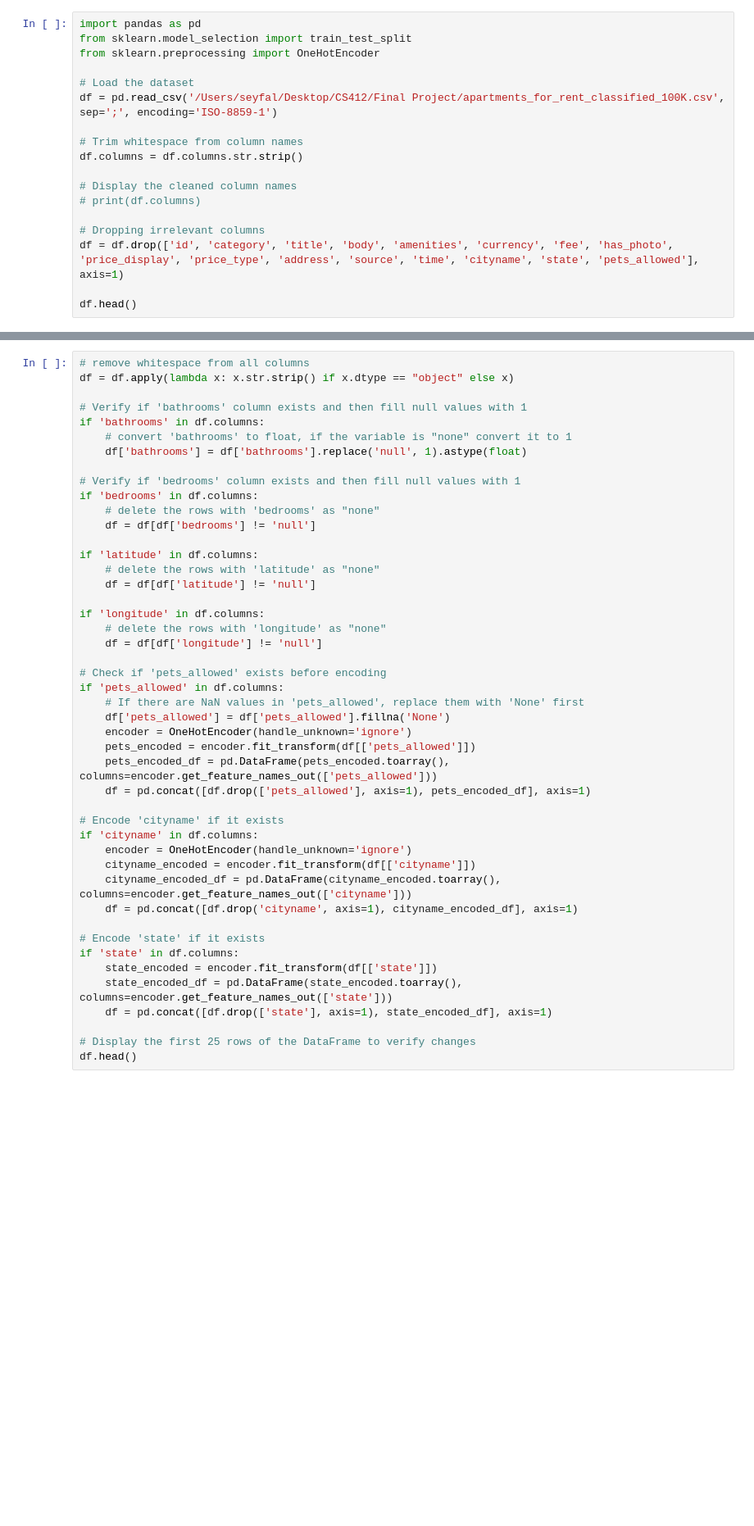
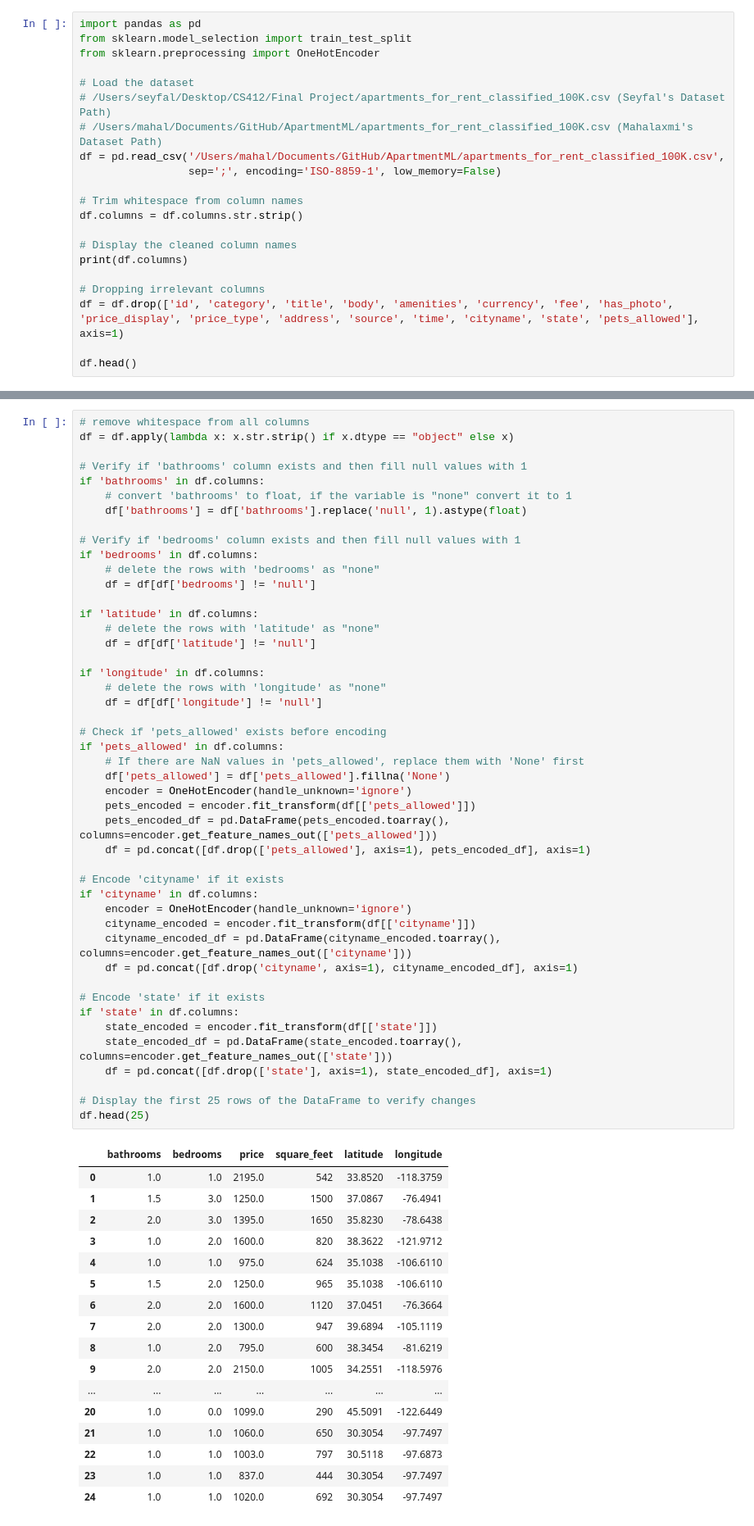
Before and after one commit to seyfal/ApartmentML, a Jupyter notebook: main.ipynb, the cells around one changed output, grey strips where cells are left out. Shown at 82% size. Drawn from its saved outputs; the diff is of its cells as text; blank space fills up the shorter version.

```diff
--- a/main.ipynb
+++ b/main.ipynb
@@ -4,13 +4,16 @@ from sklearn.model_selection import train_test_split
 from sklearn.preprocessing import OneHotEncoder
 
 # Load the dataset
-df = pd.read_csv('/Users/seyfal/Desktop/CS412/Final Project/apartments_for_rent_classified_100K.csv',  sep=';', encoding='ISO-8859-1')
+# /Users/seyfal/Desktop/CS412/Final Project/apartments_for_rent_classified_100K.csv (Seyfal's Dataset Path)
+# /Users/mahal/Documents/GitHub/ApartmentML/apartments_for_rent_classified_100K.csv (Mahalaxmi's Dataset Path)
+df = pd.read_csv('/Users/mahal/Documents/GitHub/ApartmentML/apartments_for_rent_classified_100K.csv',
+                 sep=';', encoding='ISO-8859-1', low_memory=False)
 
 # Trim whitespace from column names
 df.columns = df.columns.str.strip()
 
 # Display the cleaned column names
-# print(df.columns)
+print(df.columns)
 
 # Dropping irrelevant columns
 df = df.drop(['id', 'category', 'title', 'body', 'amenities', 'currency', 'fee', 'has_photo', 'price_display', 'price_type', 'address', 'source', 'time', 'cityname', 'state', 'pets_allowed'], axis=1)
@@ -34,34 +49,52 @@ if 'latitude' in df.columns:
     # delete the rows with 'latitude' as "none"
     df = df[df['latitude'] != 'null']
 
 if 'longitude' in df.columns:
     # delete the rows with 'longitude' as "none"
     df = df[df['longitude'] != 'null']
 
 # Check if 'pets_allowed' exists before encoding
 if 'pets_allowed' in df.columns:
     # If there are NaN values in 'pets_allowed', replace them with 'None' first
     df['pets_allowed'] = df['pets_allowed'].fillna('None')
     encoder = OneHotEncoder(handle_unknown='ignore')
     pets_encoded = encoder.fit_transform(df[['pets_allowed']])
     pets_encoded_df = pd.DataFrame(pets_encoded.toarray(), columns=encoder.get_feature_names_out(['pets_allowed']))
     df = pd.concat([df.drop(['pets_allowed'], axis=1), pets_encoded_df], axis=1)
 
 # Encode 'cityname' if it exists
 if 'cityname' in df.columns:
     encoder = OneHotEncoder(handle_unknown='ignore')
     cityname_encoded = encoder.fit_transform(df[['cityname']])
     cityname_encoded_df = pd.DataFrame(cityname_encoded.toarray(), columns=encoder.get_feature_names_out(['cityname']))
     df = pd.concat([df.drop('cityname', axis=1), cityname_encoded_df], axis=1)
 
 # Encode 'state' if it exists
 if 'state' in df.columns:
     state_encoded = encoder.fit_transform(df[['state']])
     state_encoded_df = pd.DataFrame(state_encoded.toarray(), columns=encoder.get_feature_names_out(['state']))
     df = pd.concat([df.drop(['state'], axis=1), state_encoded_df], axis=1)
 
 # Display the first 25 rows of the DataFrame to verify changes
-df.head()
+df.head(25)
+# %% [output]
+|  | bathrooms | bedrooms | price | square_feet | latitude | longitude |
+| 0 | 1.0 | 1.0 | 2195.0 | 542 | 33.8520 | -118.3759 |
+| 1 | 1.5 | 3.0 | 1250.0 | 1500 | 37.0867 | -76.4941 |
+| 2 | 2.0 | 3.0 | 1395.0 | 1650 | 35.8230 | -78.6438 |
+| 3 | 1.0 | 2.0 | 1600.0 | 820 | 38.3622 | -121.9712 |
+| 4 | 1.0 | 1.0 | 975.0 | 624 | 35.1038 | -106.6110 |
+| 5 | 1.5 | 2.0 | 1250.0 | 965 | 35.1038 | -106.6110 |
+| 6 | 2.0 | 2.0 | 1600.0 | 1120 | 37.0451 | -76.3664 |
+| 7 | 2.0 | 2.0 | 1300.0 | 947 | 39.6894 | -105.1119 |
+| 8 | 1.0 | 2.0 | 795.0 | 600 | 38.3454 | -81.6219 |
+| 9 | 2.0 | 2.0 | 2150.0 | 1005 | 34.2551 | -118.5976 |
+| ... | ... | ... | ... | ... | ... | ... |
+| 20 | 1.0 | 0.0 | 1099.0 | 290 | 45.5091 | -122.6449 |
+| 21 | 1.0 | 1.0 | 1060.0 | 650 | 30.3054 | -97.7497 |
+| 22 | 1.0 | 1.0 | 1003.0 | 797 | 30.5118 | -97.6873 |
+| 23 | 1.0 | 1.0 | 837.0 | 444 | 30.3054 | -97.7497 |
+| 24 | 1.0 | 1.0 | 1020.0 | 692 | 30.3054 | -97.7497 |
 # %%
 # Define the features and the target
 X = df.drop('price', axis=1)
```
Also changed, not shown: parts of 4 cells of this notebook.
